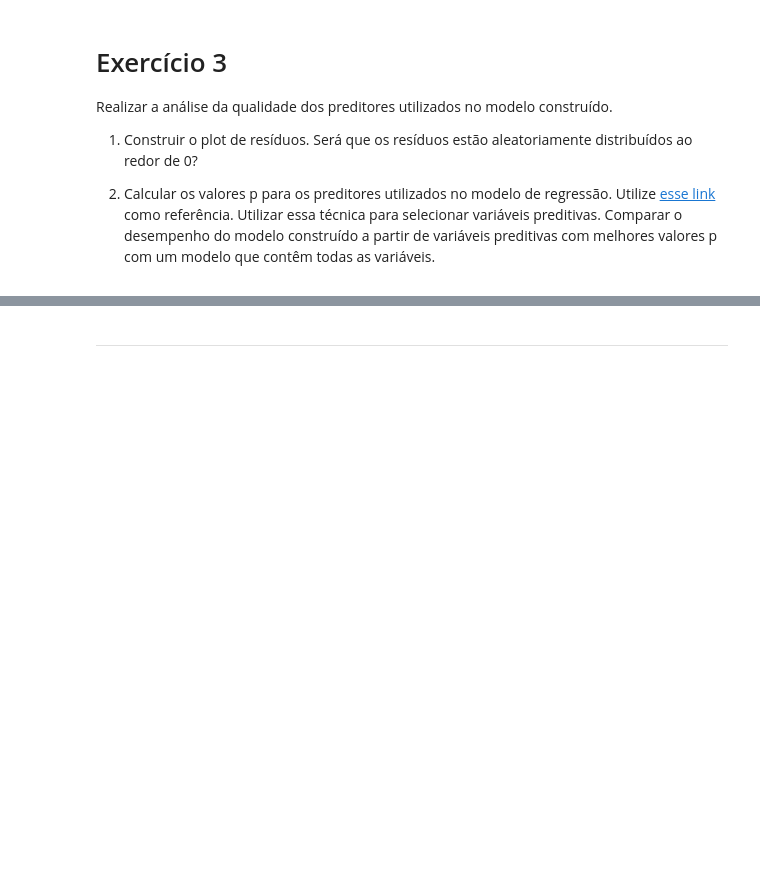
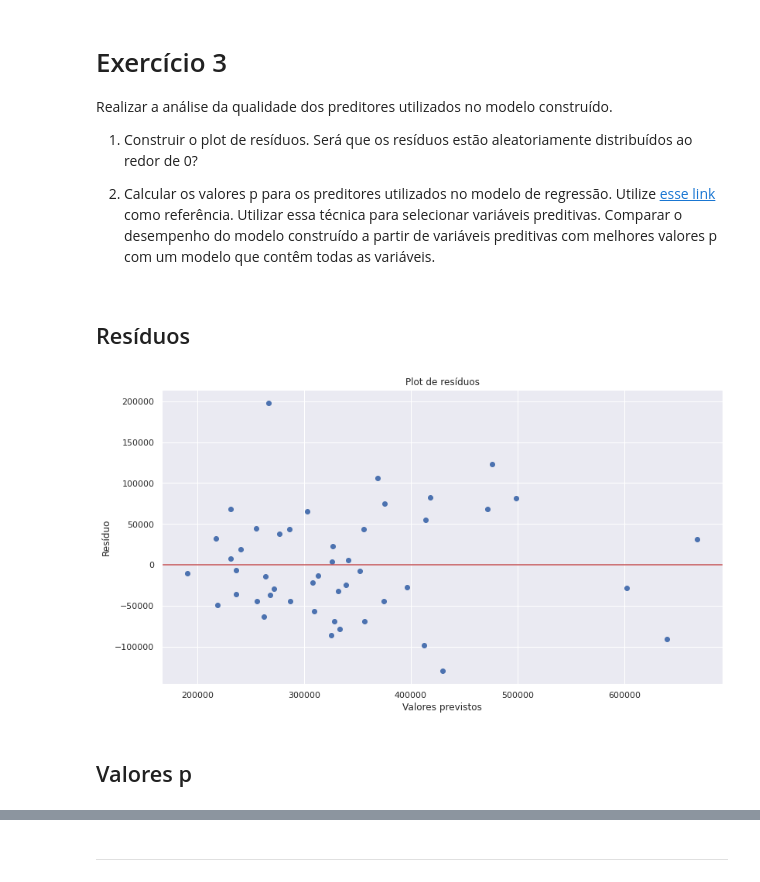
Before and after one commit to gus-phys/AI2-resources, a Jupyter notebook: 07-ml-regressao/aula2/multivariative-linear-regression/Exercicios-Regressao_Linear.ipynb, the cells around one changed output, grey strips where cells are left out. Cells and saved outputs as stored; diff of their text form; code cells hidden in the pictures; blank space fills up the shorter version.

```diff
--- a/07-ml-regressao/aula2/multivariative-linear-regression/Exercicios-Regressao_Linear.ipynb
+++ b/07-ml-regressao/aula2/multivariative-linear-regression/Exercicios-Regressao_Linear.ipynb
@@ -286,3 +289,22 @@ Realizar a análise da qualidade dos preditores utilizados no modelo construído
 1) Construir o plot de resíduos. Será que os resíduos estão aleatoriamente distribuídos ao redor de 0?
 
 2) Calcular os valores p para os preditores utilizados no modelo de regressão. Utilize [esse link](https://stackoverflow.com/a/42677750) como referência. Utilizar essa técnica para selecionar variáveis preditivas. Comparar o desempenho do modelo construído a partir de variáveis preditivas com melhores valores p com um modelo que contêm todas as variáveis.
+# %% [markdown]
+## Resíduos
+# %%
+y_pred = pd.DataFrame(reg_grad_norm2.predict(X_norm2), columns=['preco'])
+residuals = y.subtract(y_pred, axis = 0)
+
+plt.figure(figsize=(13,7))
+plt.scatter(y_pred, residuals)
+plt.axhline(y=0, color='r', linestyle='-')
+
+plt.title('Plot de resíduos')
+plt.xlabel('Valores previstos')
+plt.ylabel('Resíduo')
+
+plt.show()
+# %% [output]
+[figure, added]
+# %% [markdown]
+## Valores p
```
Also changed, not shown: parts of 16 cells of this notebook.
